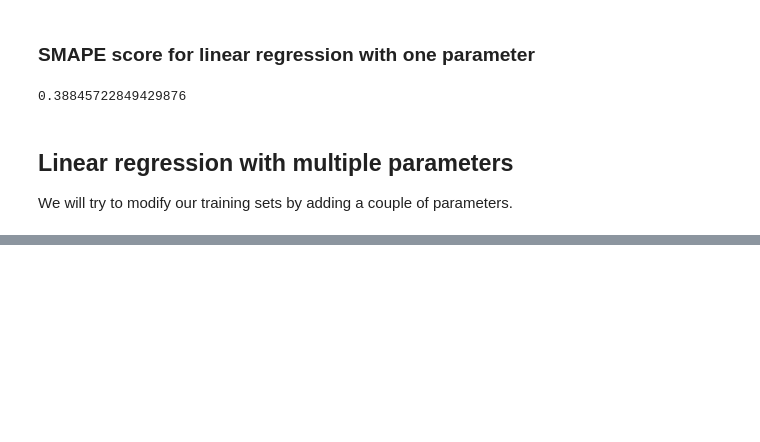
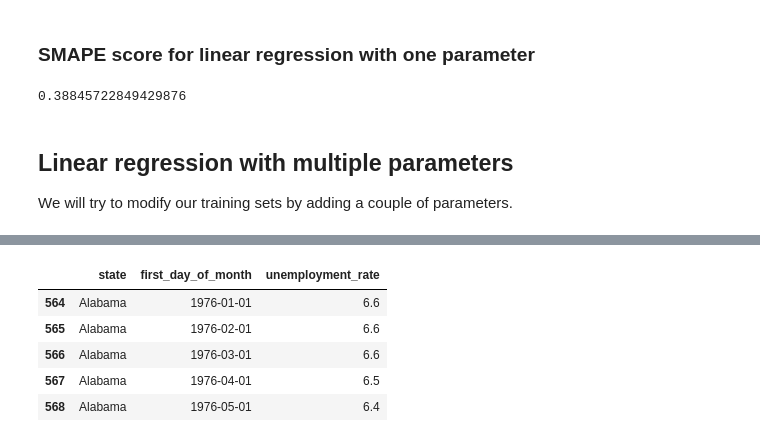
Before and after one commit to vroobelle93/03_GoDaddy, a Jupyter notebook: godaddy1.ipynb, the cells around one changed output, grey strips where cells are left out. Cells and saved outputs as stored; diff of their text form; code cells hidden in the pictures; blank space fills up the shorter version.

```diff
--- a/godaddy1.ipynb
+++ b/godaddy1.ipynb
@@ -395,0 +432,27 @@ lin_reg_multiple_parameters_df['first_day_of_month'] = [datetime.datetime.toordi
+# %%
+def reshape_dataframe(df, feature_name):
+     result_values_list = []
+     for state in df['Geography'].unique():
+         for day in df.columns[1:]:
+             cell_value = df.loc[df['Geography']==state, day].iat[0]
+             result_values_list.append([state, day, cell_value])
+     result_df = pd.DataFrame(result_values_list, columns=['state', 'first_day_of_month', feature_name])
+
+     return result_df
+# %%
+# Reshape datasets
+manufacturing_employment_data = reshape_dataframe(manufacturing_employment_data, 'manufacturing_employment')
+private_employment_data = reshape_dataframe(private_employment_data, 'private_employment')
+public_employment_data = reshape_dataframe(public_employment_data, 'public_employment')
+retail_employment_data = reshape_dataframe(retail_employment_data, 'retail_employment')
+total_employment_data = reshape_dataframe(total_employment_data, 'total_employment')
+unemployment_rate_data = reshape_dataframe(unemployment_rate_data, 'unemployment_rate')
+# %%
+unemployment_rate_data[unemployment_rate_data['state']=='Alabama'].head()
+# %% [output]
+|  | state | first_day_of_month | unemployment_rate |
+| 564 | Alabama | 1976-01-01 | 6.6 |
+| 565 | Alabama | 1976-02-01 | 6.6 |
+| 566 | Alabama | 1976-03-01 | 6.6 |
+| 567 | Alabama | 1976-04-01 | 6.5 |
+| 568 | Alabama | 1976-05-01 | 6.4 |
```
Also changed, not shown: parts of 4 cells of this notebook.
